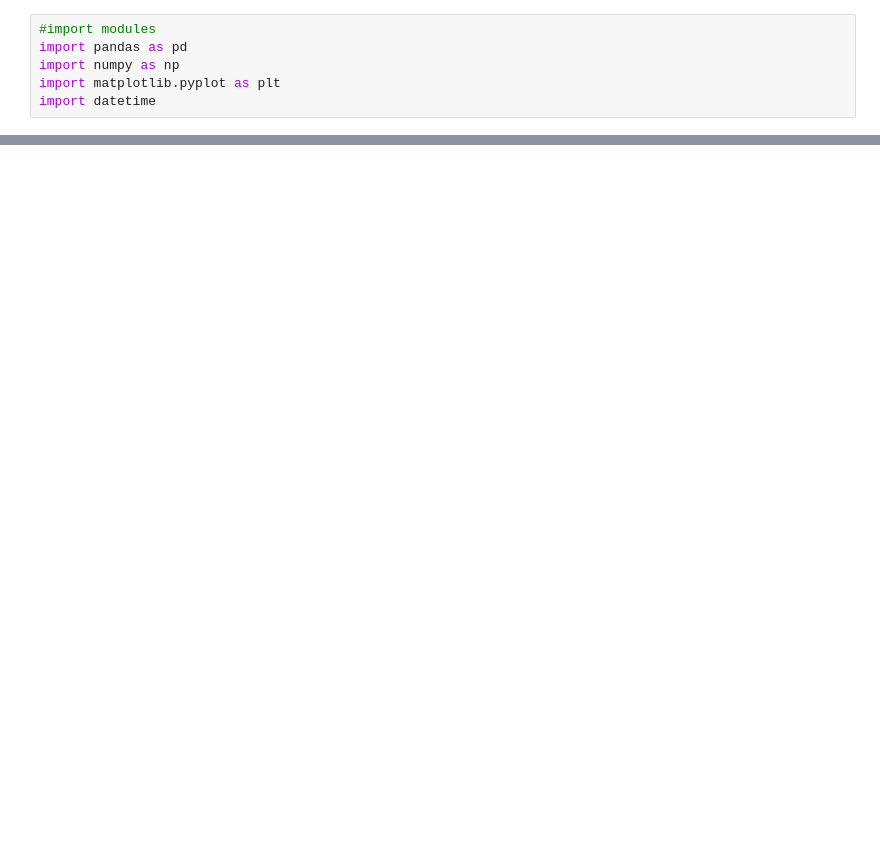
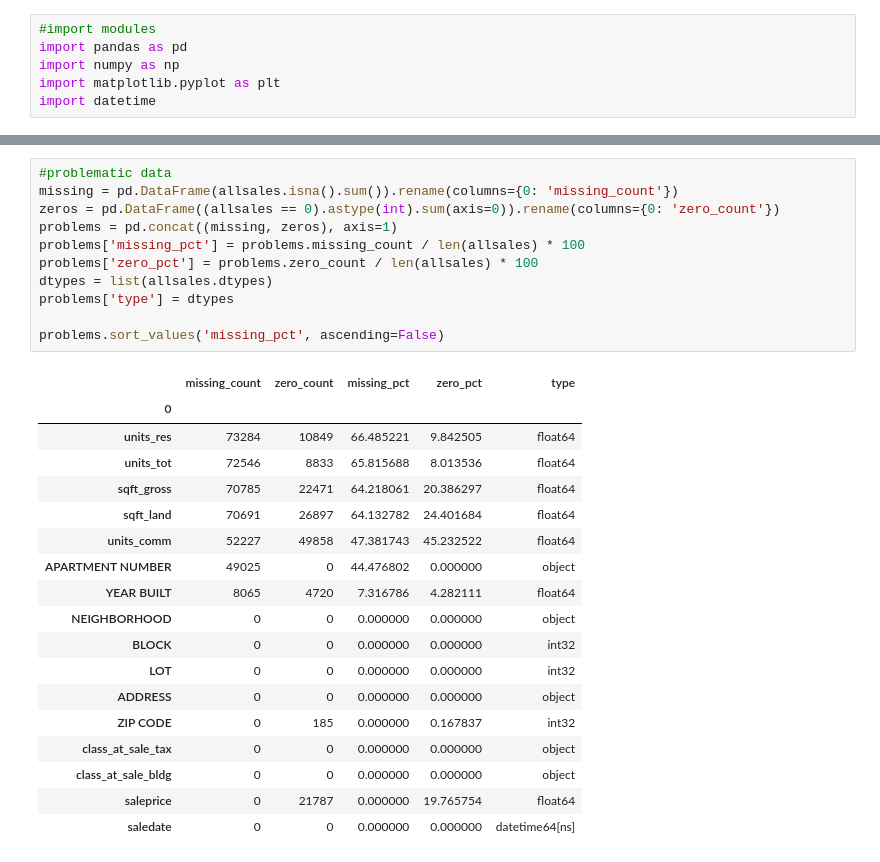
Before and after one commit to lprockop/MastersThesis, a Jupyter notebook: Data/DataCleaning.ipynb, the cells around one changed output, grey strips where cells are left out. Drawn from its saved outputs; the diff is of its cells as text; blank space fills up the shorter version.

```diff
--- a/Data/DataCleaning.ipynb
+++ b/Data/DataCleaning.ipynb
@@ -317,0 +176,30 @@ new.to_csv('new.csv')
+# %%
+#problematic data
+missing = pd.DataFrame(allsales.isna().sum()).rename(columns={0: 'missing_count'})
+zeros = pd.DataFrame((allsales == 0).astype(int).sum(axis=0)).rename(columns={0: 'zero_count'})
+problems = pd.concat((missing, zeros), axis=1)
+problems['missing_pct'] = problems.missing_count / len(allsales) * 100
+problems['zero_pct'] = problems.zero_count / len(allsales) * 100
+dtypes = list(allsales.dtypes)
+problems['type'] = dtypes
+
+problems.sort_values('missing_pct', ascending=False)
+# %% [output]
+|  | missing_count | zero_count | missing_pct | zero_pct | type |
+| 0 |  |  |  |  |  |
+| units_res | 73284 | 10849 | 66.485221 | 9.842505 | float64 |
+| units_tot | 72546 | 8833 | 65.815688 | 8.013536 | float64 |
+| sqft_gross | 70785 | 22471 | 64.218061 | 20.386297 | float64 |
+| sqft_land | 70691 | 26897 | 64.132782 | 24.401684 | float64 |
+| units_comm | 52227 | 49858 | 47.381743 | 45.232522 | float64 |
+| APARTMENT NUMBER | 49025 | 0 | 44.476802 | 0.000000 | object |
+| YEAR BUILT | 8065 | 4720 | 7.316786 | 4.282111 | float64 |
+| NEIGHBORHOOD | 0 | 0 | 0.000000 | 0.000000 | object |
+| BLOCK | 0 | 0 | 0.000000 | 0.000000 | int32 |
+| LOT | 0 | 0 | 0.000000 | 0.000000 | int32 |
+| ADDRESS | 0 | 0 | 0.000000 | 0.000000 | object |
+| ZIP CODE | 0 | 185 | 0.000000 | 0.167837 | int32 |
+| class_at_sale_tax | 0 | 0 | 0.000000 | 0.000000 | object |
+| class_at_sale_bldg | 0 | 0 | 0.000000 | 0.000000 | object |
+| saleprice | 0 | 21787 | 0.000000 | 19.765754 | float64 |
+| saledate | 0 | 0 | 0.000000 | 0.000000 | datetime64[ns] |
```
Also changed, not shown: parts of 50 cells of this notebook, 17 other files.
